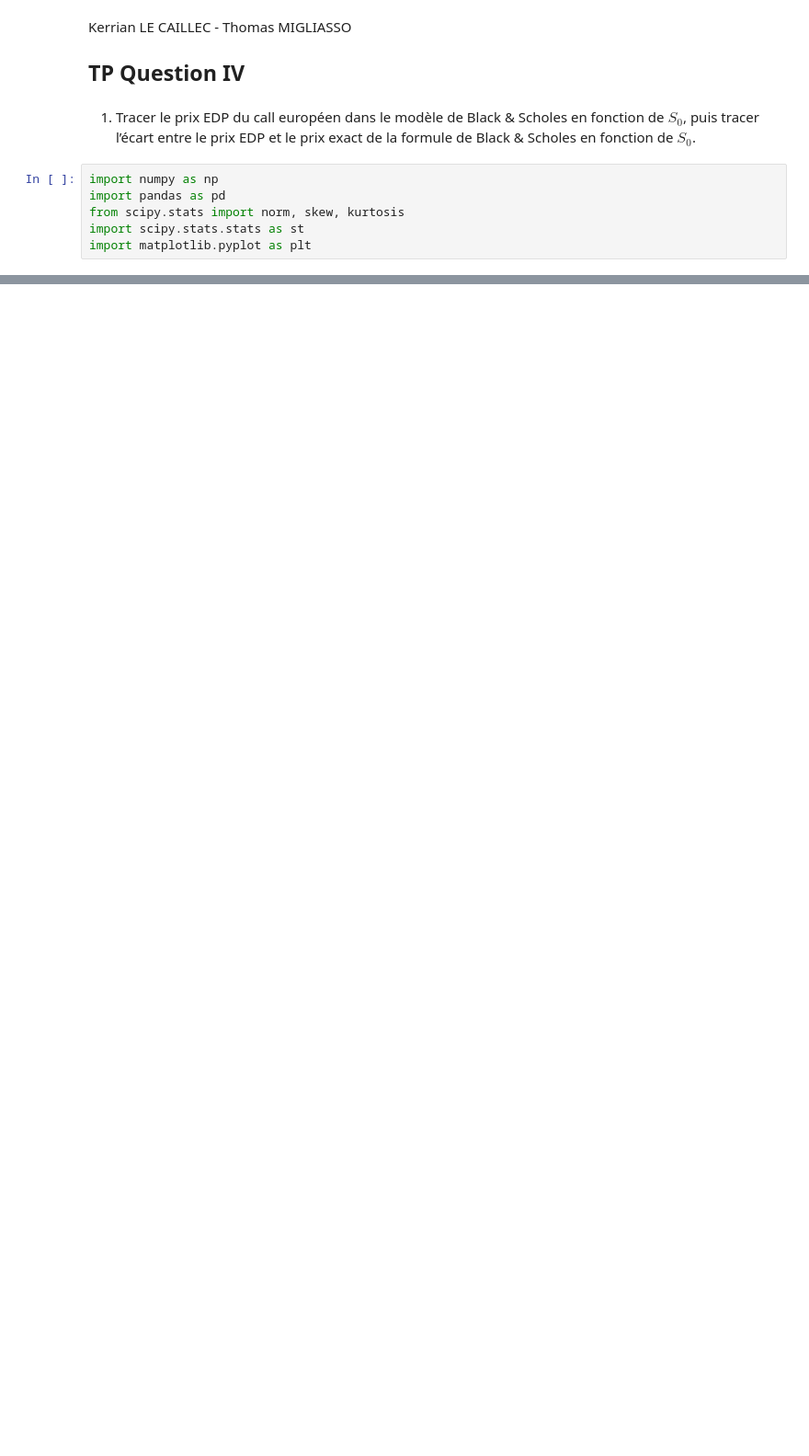
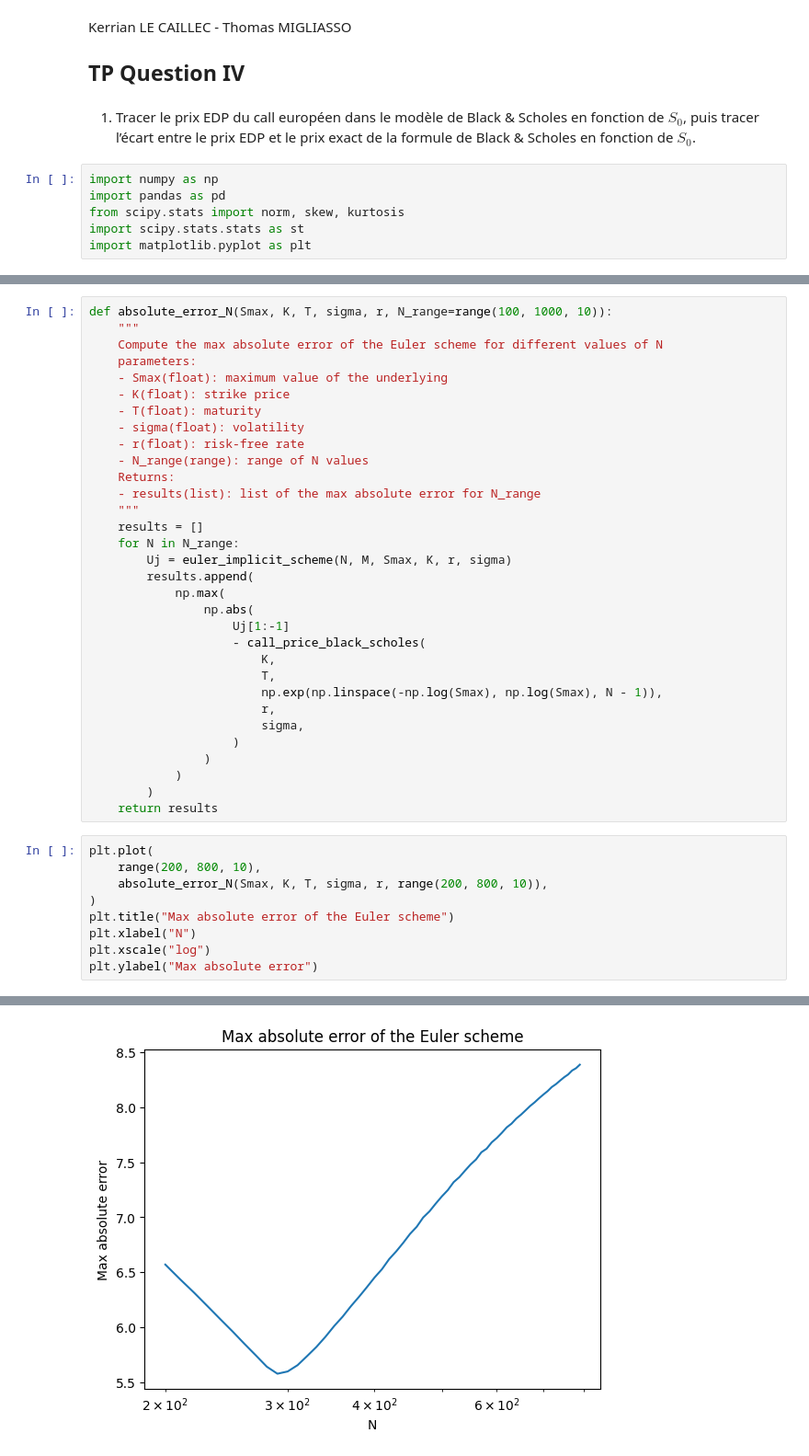
Before and after one commit to kerrianlc/stochastic-proc-fin, a Jupyter notebook: MSF-QIV-LC-M.ipynb, the cells around one changed output, grey strips where cells are left out. Shown: that part at 92% size. Drawn from its saved outputs; the diff is of its cells as text; blank space fills up the shorter version.

```diff
--- a/MSF-QIV-LC-M.ipynb
+++ b/MSF-QIV-LC-M.ipynb
@@ -125,0 +179,42 @@ plt.plot(
+# %%
+def absolute_error_N(Smax, K, T, sigma, r, N_range=range(100, 1000, 10)):
+    """
+    Compute the max absolute error of the Euler scheme for different values of N
+    parameters:
+    - Smax(float): maximum value of the underlying
+    - K(float): strike price
+    - T(float): maturity
+    - sigma(float): volatility
+    - r(float): risk-free rate
+    - N_range(range): range of N values
+    Returns:
+    - results(list): list of the max absolute error for N_range
+    """
+    results = []
+    for N in N_range:
+        Uj = euler_implicit_scheme(N, M, Smax, K, r, sigma)
+        results.append(
+            np.max(
+                np.abs(
+                    Uj[1:-1]
+                    - call_price_black_scholes(
+                        K,
+                        T,
+                        np.exp(np.linspace(-np.log(Smax), np.log(Smax), N - 1)),
+                        r,
+                        sigma,
+                    )
+                )
+            )
+        )
+    return results
+# %%
+plt.plot(
+    range(200, 800, 10),
+    absolute_error_N(Smax, K, T, sigma, r, range(200, 800, 10)),
+)
+plt.title("Max absolute error of the Euler scheme")
+plt.xlabel("N")
+plt.xscale("log")
+plt.ylabel("Max absolute error")
+# %% [output]
@@ -125,0 +222 @@ plt.plot(
+[figure, added]
```
Also changed, not shown: parts of 23 cells of this notebook, 2 other files.
